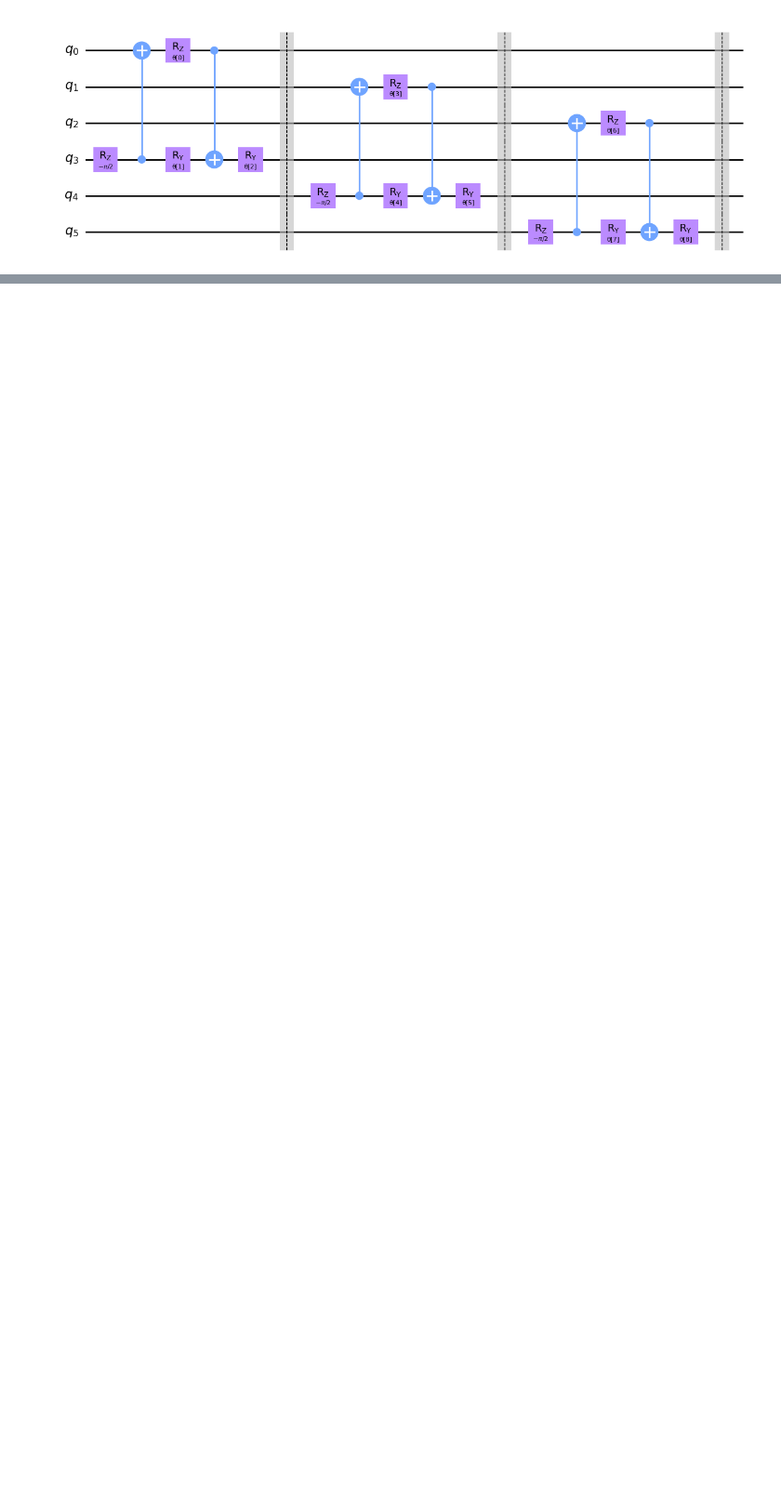
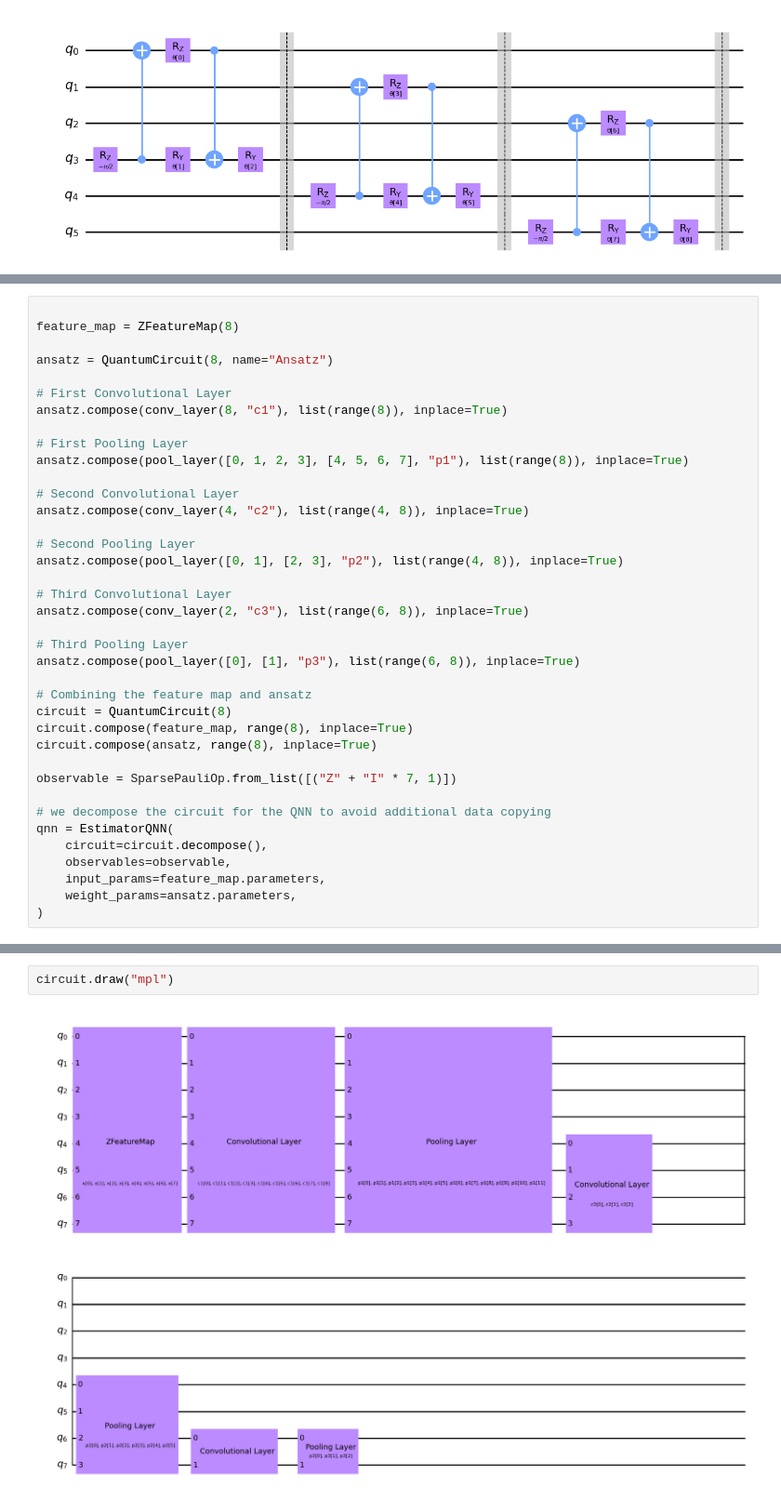
Before and after one commit to halcdev/qcnn, a Jupyter notebook: Subteam 2/QPL - Qis - JUP.ipynb, the cells around one changed output, grey strips where cells are left out. Shown at 93% size. Cells and saved outputs as stored; diff of their text form; blank space fills up the shorter version.

```diff
--- a/Subteam 2/QPL - Qis - JUP.ipynb
+++ b/Subteam 2/QPL - Qis - JUP.ipynb
@@ -90,0 +191,38 @@ circuit.decompose().draw("mpl")
+# %%
+
+feature_map = ZFeatureMap(8)
+
+ansatz = QuantumCircuit(8, name="Ansatz")
+
+# First Convolutional Layer
+ansatz.compose(conv_layer(8, "с1"), list(range(8)), inplace=True)
+
+# First Pooling Layer
+ansatz.compose(pool_layer([0, 1, 2, 3], [4, 5, 6, 7], "p1"), list(range(8)), inplace=True)
+
+# Second Convolutional Layer
+ansatz.compose(conv_layer(4, "c2"), list(range(4, 8)), inplace=True)
+
+# Second Pooling Layer
+ansatz.compose(pool_layer([0, 1], [2, 3], "p2"), list(range(4, 8)), inplace=True)
+
+# Third Convolutional Layer
+ansatz.compose(conv_layer(2, "c3"), list(range(6, 8)), inplace=True)
+
+# Third Pooling Layer
+ansatz.compose(pool_layer([0], [1], "p3"), list(range(6, 8)), inplace=True)
+
+# Combining the feature map and ansatz
+circuit = QuantumCircuit(8)
+circuit.compose(feature_map, range(8), inplace=True)
+circuit.compose(ansatz, range(8), inplace=True)
+
+observable = SparsePauliOp.from_list([("Z" + "I" * 7, 1)])
+
+# we decompose the circuit for the QNN to avoid additional data copying
+qnn = EstimatorQNN(
+    circuit=circuit.decompose(),
+    observables=observable,
+    input_params=feature_map.parameters,
+    weight_params=ansatz.parameters,
+)
@@ -90,0 +247,4 @@ circuit.decompose().draw("mpl")
+# %%
+circuit.draw("mpl")
+# %% [output]
+[figure, added]
```
Also changed, not shown: parts of 13 cells of this notebook, 2 other files.
